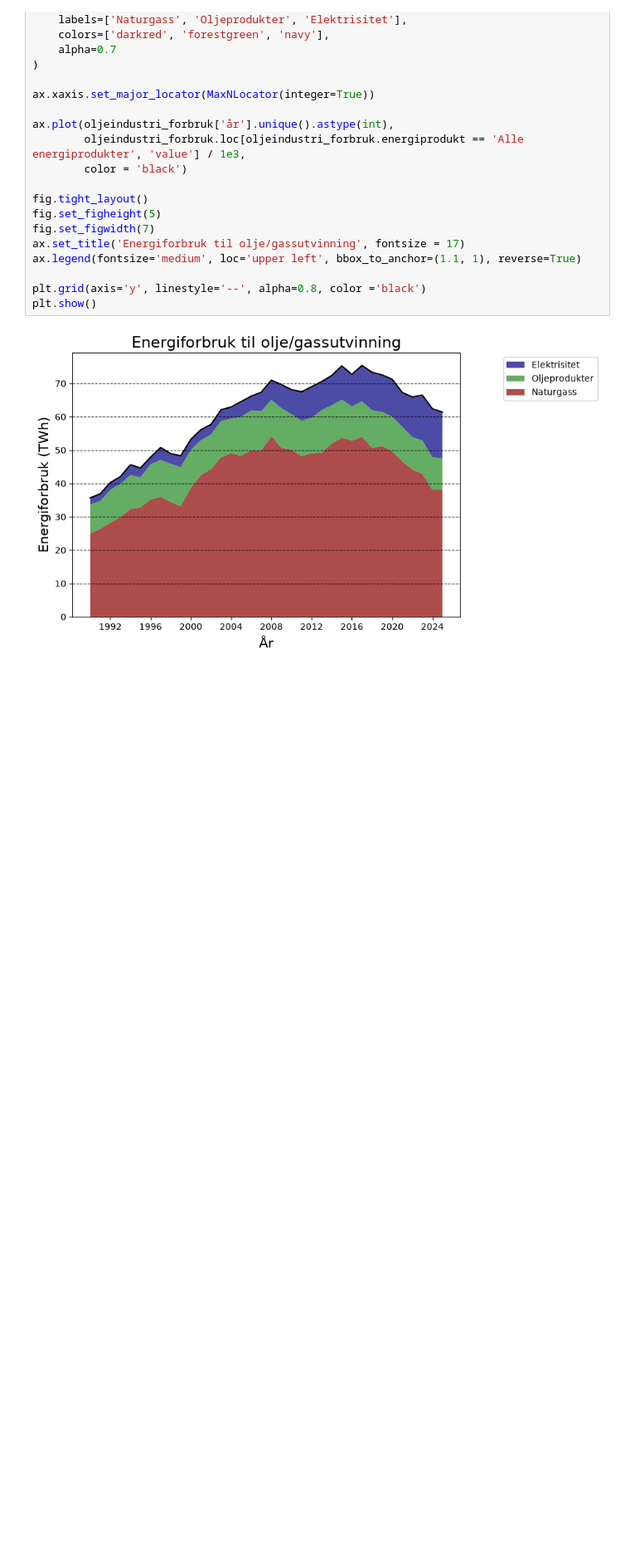
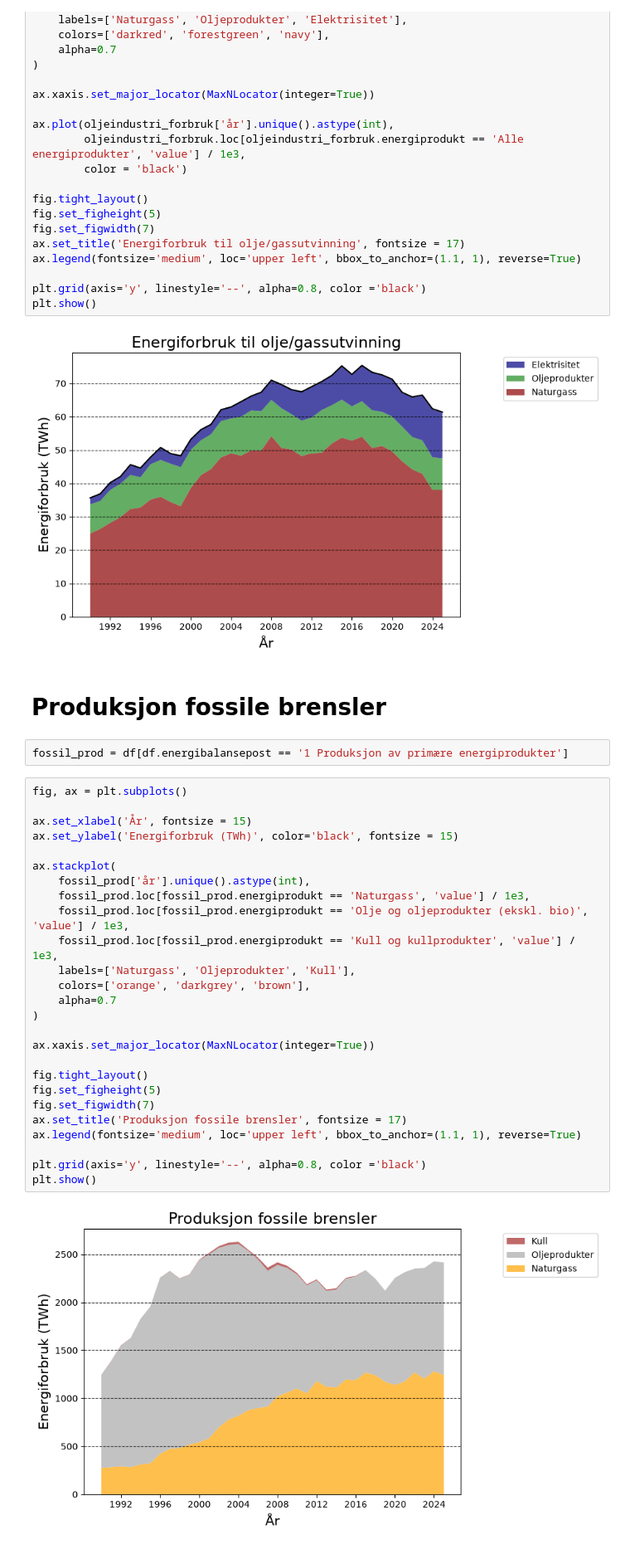
Before and after one commit to Oyvind-Aas/Electricity_and_Energy, a Jupyter notebook: Norway_energy.ipynb, the cells around one changed output. Shown at 83% size. Saved outputs shown, nothing was run; the diff lists cells and outputs as text; blank space fills up the shorter version.

Commit message:
Further visualization and analyzing a more detailed dataset

```diff
--- a/Norway_energy.ipynb
+++ b/Norway_energy.ipynb
@@ -68,3 +68,35 @@ plt.grid(axis='y', linestyle='--', alpha=0.8, color ='black')
 plt.show()
 # %% [output]
 [figure]
+# %% [markdown]
+# Produksjon fossile brensler
+# %%
+fossil_prod = df[df.energibalansepost == '1 Produksjon av primære energiprodukter']
+# %%
+fig, ax = plt.subplots()
+
+ax.set_xlabel('År', fontsize = 15)
+ax.set_ylabel('Energiforbruk (TWh)', color='black', fontsize = 15)
+
+ax.stackplot(
+    fossil_prod['år'].unique().astype(int),
+    fossil_prod.loc[fossil_prod.energiprodukt == 'Naturgass', 'value'] / 1e3,
+    fossil_prod.loc[fossil_prod.energiprodukt == 'Olje og oljeprodukter (ekskl. bio)', 'value'] / 1e3,
+    fossil_prod.loc[fossil_prod.energiprodukt == 'Kull og kullprodukter', 'value'] / 1e3,
+    labels=['Naturgass', 'Oljeprodukter', 'Kull'],
+    colors=['orange', 'darkgrey', 'brown'],
+    alpha=0.7
+)
+
+ax.xaxis.set_major_locator(MaxNLocator(integer=True))
+
+fig.tight_layout()
+fig.set_figheight(5)
+fig.set_figwidth(7)
+ax.set_title('Produksjon fossile brensler', fontsize = 17)
+ax.legend(fontsize='medium', loc='upper left', bbox_to_anchor=(1.1, 1), reverse=True)
+
+plt.grid(axis='y', linestyle='--', alpha=0.8, color ='black')
+plt.show()
+# %% [output]
+[figure, added]
```
Also changed, not shown: parts of 13 cells of this notebook.
